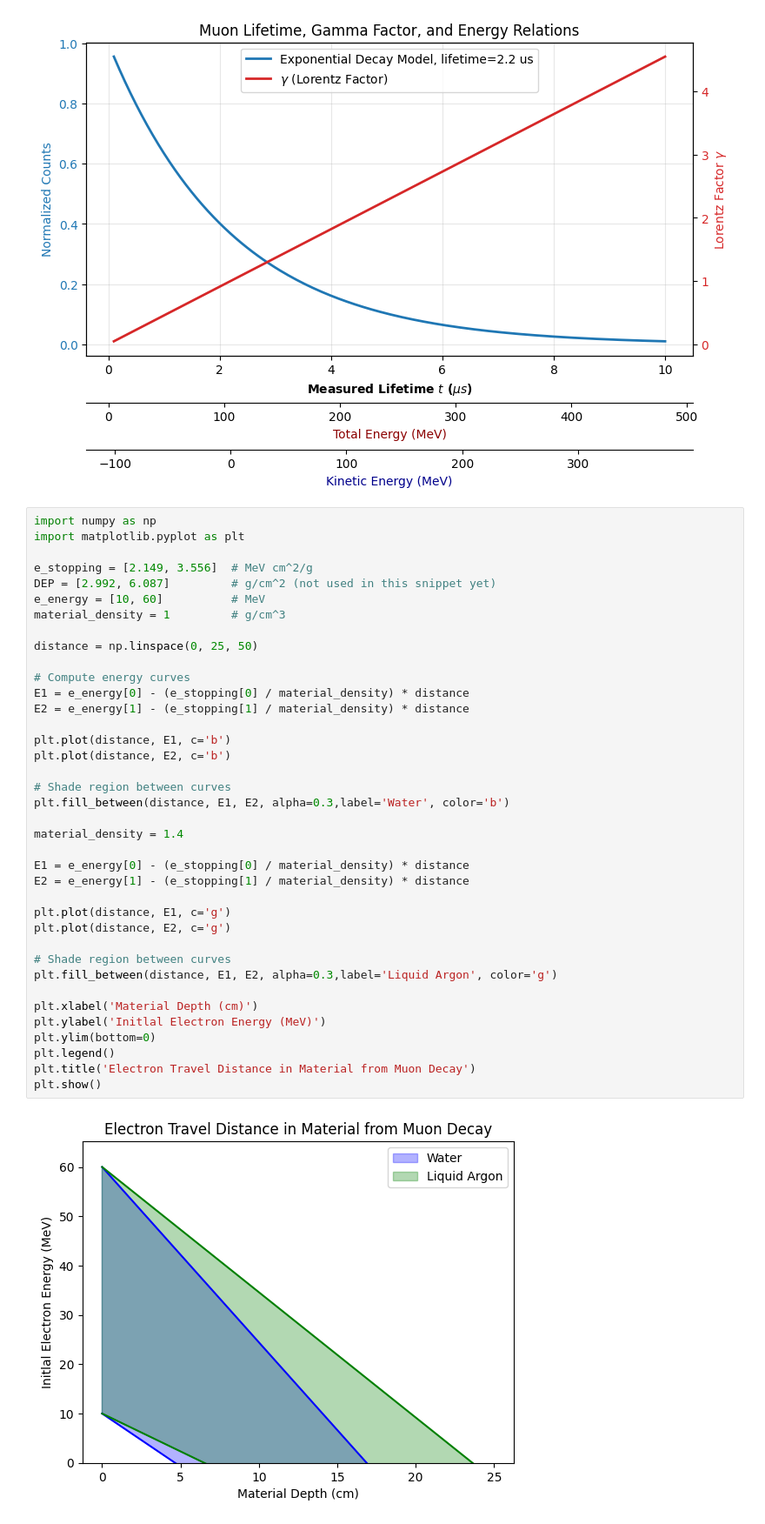
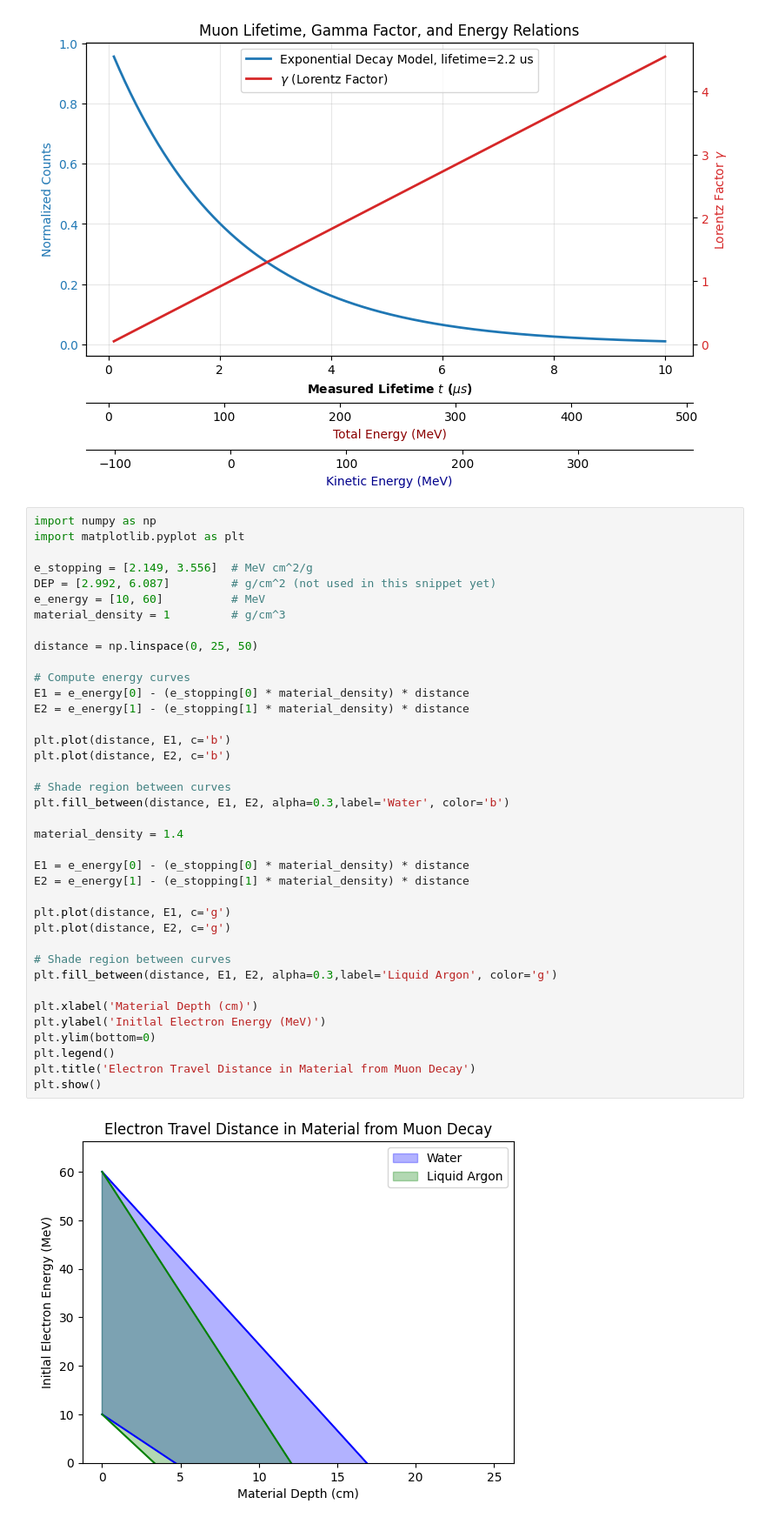
Before and after one commit to JiaJunHuang120000/muography, a Jupyter notebook: python/Muon_Decay_Logistics.ipynb, the cells around one changed output. Shown at 87% size. Saved outputs shown, nothing was run; the diff lists cells and outputs as text.

```diff
--- a/python/Muon_Decay_Logistics.ipynb
+++ b/python/Muon_Decay_Logistics.ipynb
@@ -119,35 +119,35 @@ e_stopping = [2.149, 3.556]  # MeV cm^2/g
 DEP = [2.992, 6.087]         # g/cm^2 (not used in this snippet yet)
 e_energy = [10, 60]          # MeV
 material_density = 1         # g/cm^3
 
 distance = np.linspace(0, 25, 50)
 
 # Compute energy curves
-E1 = e_energy[0] - (e_stopping[0] / material_density) * distance
-E2 = e_energy[1] - (e_stopping[1] / material_density) * distance
+E1 = e_energy[0] - (e_stopping[0] * material_density) * distance
+E2 = e_energy[1] - (e_stopping[1] * material_density) * distance
 
 plt.plot(distance, E1, c='b')
 plt.plot(distance, E2, c='b')
 
 # Shade region between curves
 plt.fill_between(distance, E1, E2, alpha=0.3,label='Water', color='b')
 
 material_density = 1.4
 
-E1 = e_energy[0] - (e_stopping[0] / material_density) * distance
-E2 = e_energy[1] - (e_stopping[1] / material_density) * distance
+E1 = e_energy[0] - (e_stopping[0] * material_density) * distance
+E2 = e_energy[1] - (e_stopping[1] * material_density) * distance
 
 plt.plot(distance, E1, c='g')
 plt.plot(distance, E2, c='g')
 
 # Shade region between curves
 plt.fill_between(distance, E1, E2, alpha=0.3,label='Liquid Argon', color='g')
 
 plt.xlabel('Material Depth (cm)')
 plt.ylabel('Initlal Electron Energy (MeV)')
 plt.ylim(bottom=0)
 plt.legend()
 plt.title('Electron Travel Distance in Material from Muon Decay')
 plt.show()
 # %% [output]
-[figure, old version]
+[figure, new version]
```
